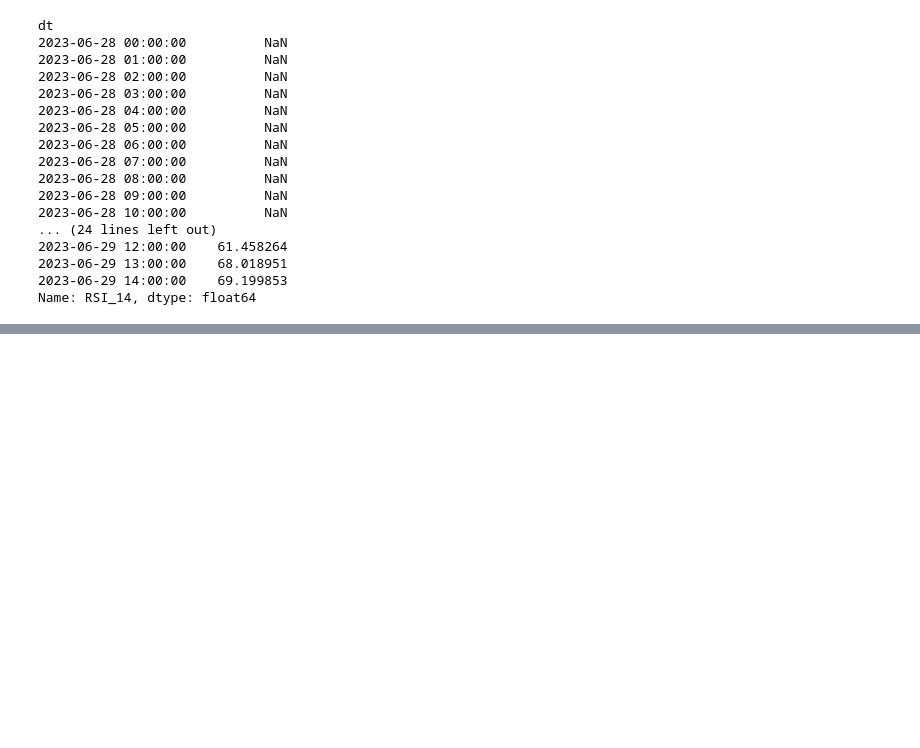
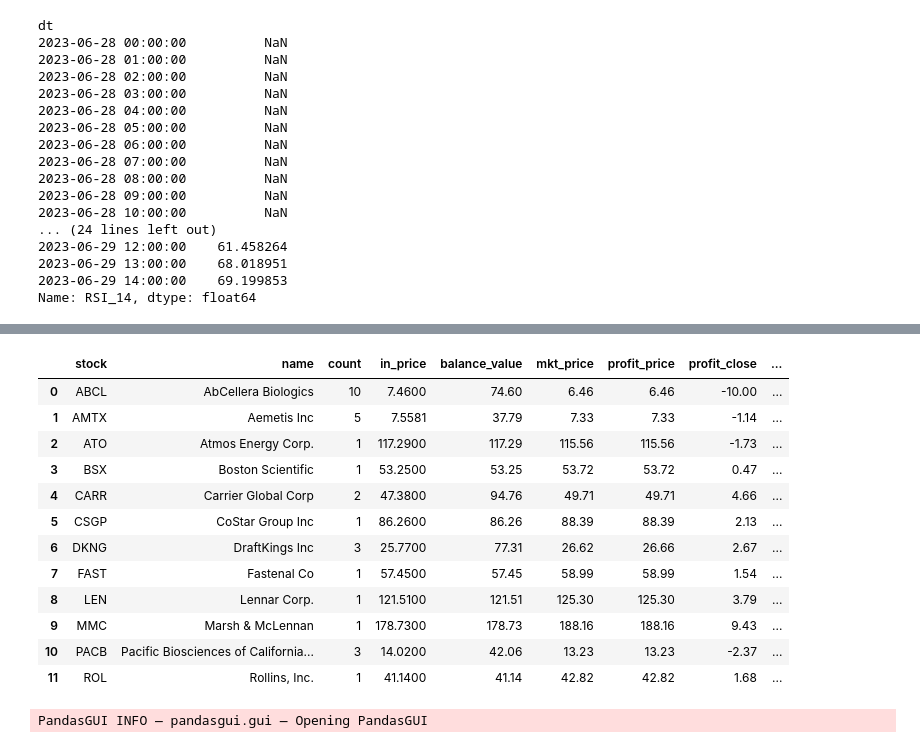
Before and after one commit to kravchukpetr/FinanceProject, a Jupyter notebook: ipynb/Load Ticks.ipynb, the cells around one changed output, grey strips where cells are left out. Saved outputs shown, nothing was run; the diff lists cells and outputs as text; code cells hidden in the pictures; blank space fills up the shorter version.

```diff
--- a/ipynb/Load Ticks.ipynb
+++ b/ipynb/Load Ticks.ipynb
@@ -250,0 +323,20 @@ Name: RSI_14, dtype: float64
+# %%
+df = df.rename(columns={'s': 'balance_value', 'q': 'count', 'price_a': 'in_price'})
+# %%
+columns_show = ['stock', 'name', 'count', 'in_price', 'balance_value', 'mkt_price', 'profit_price', 'profit_close', 'market_value', 'rec_1d', 'rec_1w','rec_1m']
+# %%
+df[columns_show].head(20)
+# %% [output]
+|  | stock | name | count | in_price | balance_value | mkt_price | profit_price | profit_close | ... |
+| 0 | ABCL | AbCellera Biologics | 10 | 7.4600 | 74.60 | 6.46 | 6.46 | -10.00 | ... |
+| 1 | AMTX | Aemetis Inc | 5 | 7.5581 | 37.79 | 7.33 | 7.33 | -1.14 | ... |
+| 2 | ATO | Atmos Energy Corp. | 1 | 117.2900 | 117.29 | 115.56 | 115.56 | -1.73 | ... |
+| 3 | BSX | Boston Scientific | 1 | 53.2500 | 53.25 | 53.72 | 53.72 | 0.47 | ... |
+| 4 | CARR | Carrier Global Corp | 2 | 47.3800 | 94.76 | 49.71 | 49.71 | 4.66 | ... |
+| 5 | CSGP | CoStar Group Inc | 1 | 86.2600 | 86.26 | 88.39 | 88.39 | 2.13 | ... |
+| 6 | DKNG | DraftKings Inc | 3 | 25.7700 | 77.31 | 26.62 | 26.66 | 2.67 | ... |
+| 7 | FAST | Fastenal Co | 1 | 57.4500 | 57.45 | 58.99 | 58.99 | 1.54 | ... |
+| 8 | LEN | Lennar Corp. | 1 | 121.5100 | 121.51 | 125.30 | 125.30 | 3.79 | ... |
+| 9 | MMC | Marsh & McLennan | 1 | 178.7300 | 178.73 | 188.16 | 188.16 | 9.43 | ... |
+| 10 | PACB | Pacific Biosciences of California... | 3 | 14.0200 | 42.06 | 13.23 | 13.23 | -2.37 | ... |
+| 11 | ROL | Rollins, Inc. | 1 | 41.1400 | 41.14 | 42.82 | 42.82 | 1.68 | ... |
@@ -250,0 +353,4 @@ Name: RSI_14, dtype: float64
+# %%
+gui = show(df)
+# %% [output]
+PandasGUI INFO — pandasgui.gui — Opening PandasGUI
```
Also changed, not shown: parts of 16 cells of this notebook, 3 other files.
